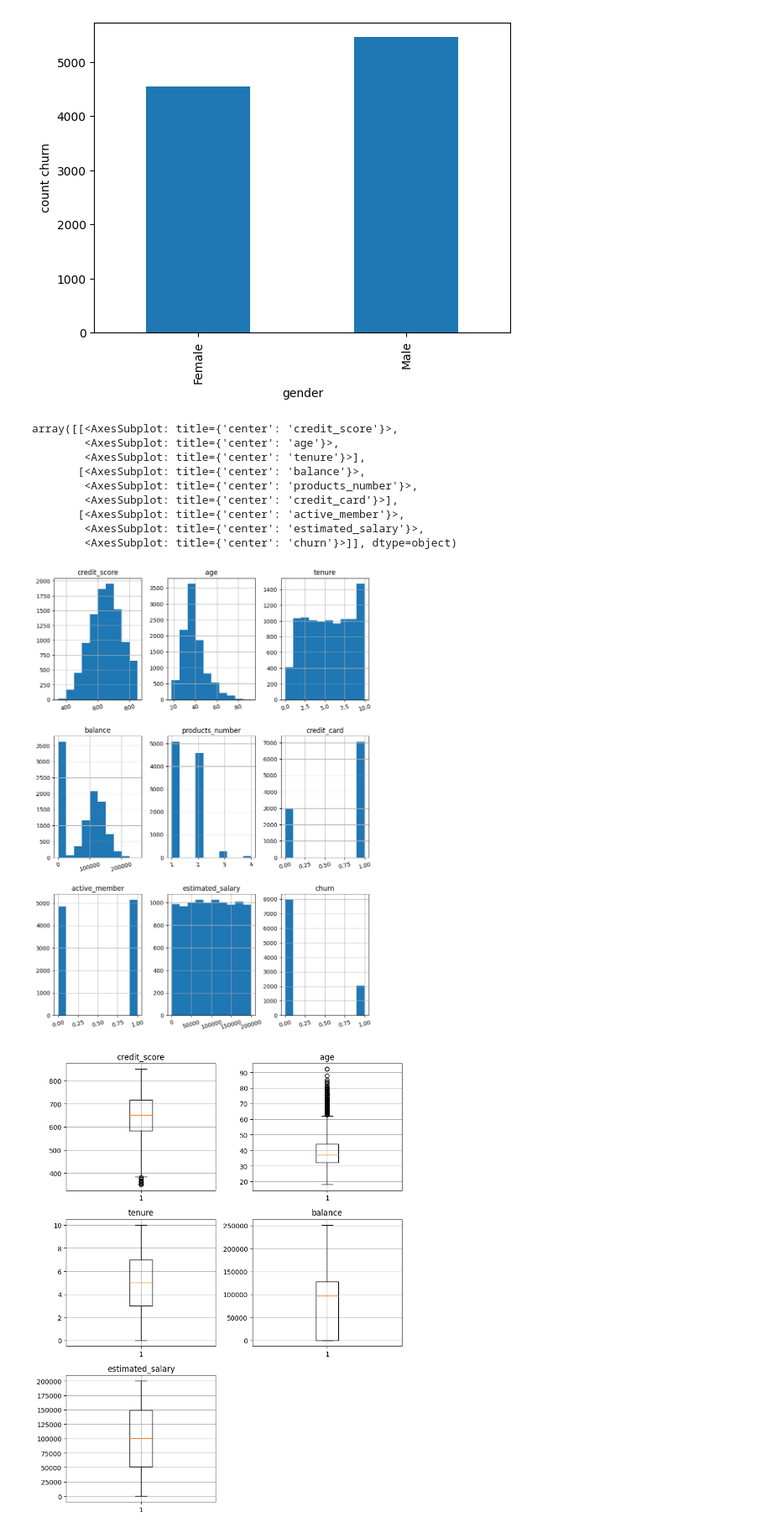
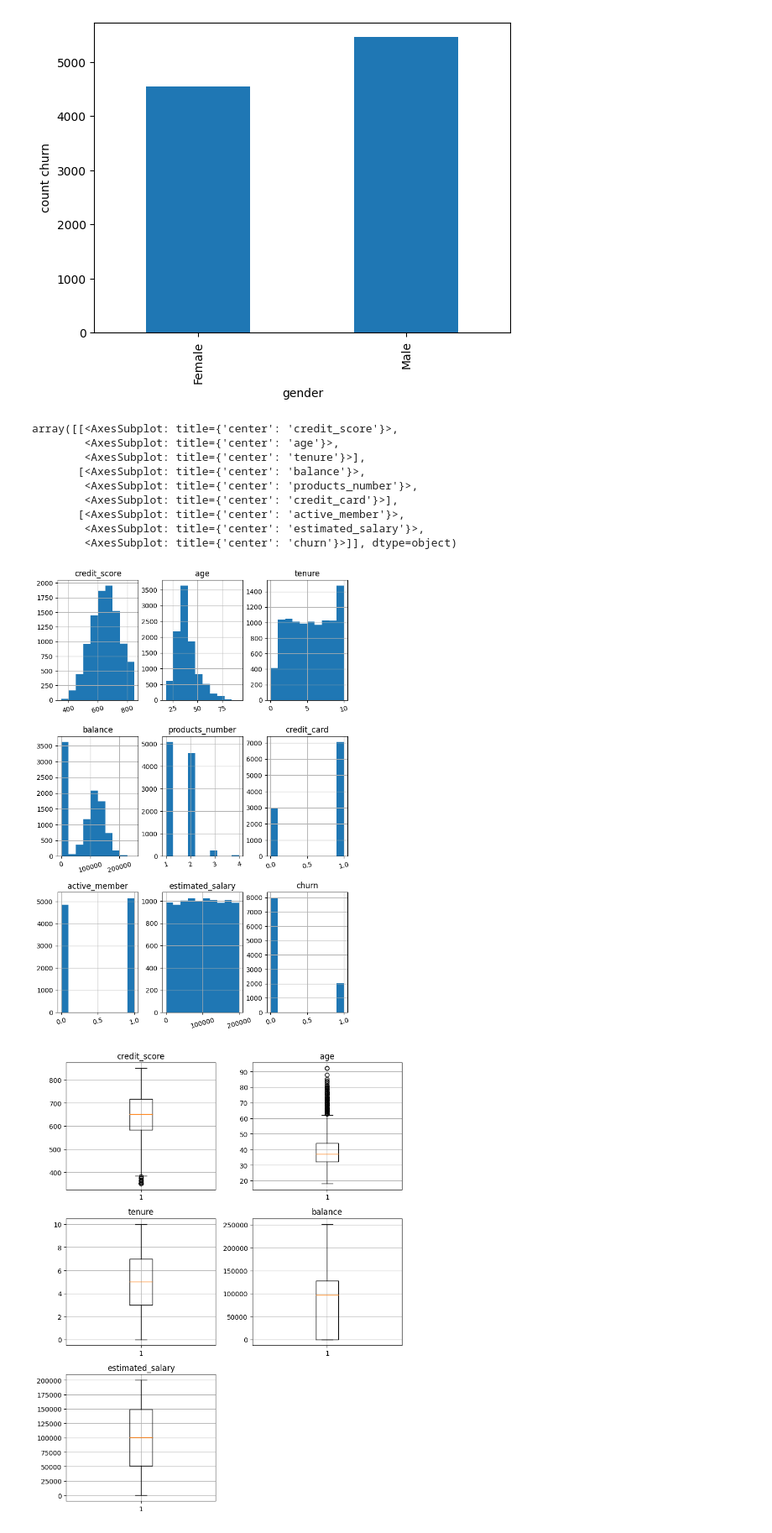
Before and after one commit to DimaOshchepkov/MetricMethodClassification, a Jupyter notebook: Анализ банк что-то там.ipynb, the cells around one changed output. Shown: that part at 84% size. Drawn from its saved outputs; the diff is of its cells as text; code cells hidden in the pictures.

```diff
--- a/Анализ банк что-то там.ipynb
+++ b/Анализ банк что-то там.ipynb
@@ -104,18 +95,18 @@ df.groupby('gender')['churn'].count().plot.bar(ylabel='count')
 [figure]
 # %%
 t = df.drop(columns=['customer_id', ])
-t.hist(figsize=(10, 14), xrot=15)
+t.hist(figsize=(8, 12), xrot=15)
 # %% [output]
 array([[<AxesSubplot: title={'center': 'credit_score'}>,
         <AxesSubplot: title={'center': 'age'}>,
         <AxesSubplot: title={'center': 'tenure'}>],
        [<AxesSubplot: title={'center': 'balance'}>,
         <AxesSubplot: title={'center': 'products_number'}>,
         <AxesSubplot: title={'center': 'credit_card'}>],
        [<AxesSubplot: title={'center': 'active_member'}>,
         <AxesSubplot: title={'center': 'estimated_salary'}>,
         <AxesSubplot: title={'center': 'churn'}>]], dtype=object)
-[figure, old version]
+[figure, new version]
 # %%
 t = df.drop(columns=['customer_id', 'active_member', 'country', 'gender',
                       'churn', 'products_number', 'credit_card'])
```
Also changed, not shown: parts of 6 cells of this notebook, 2 other files.
